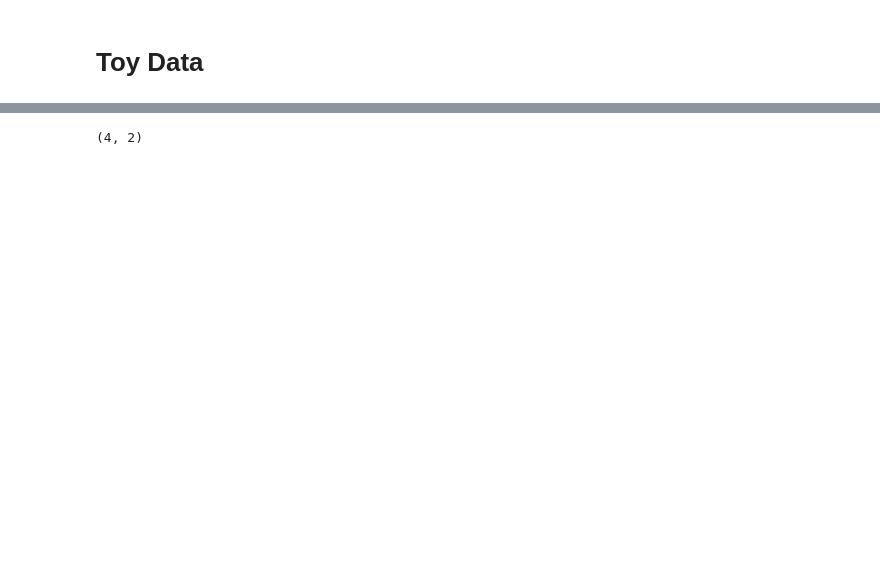
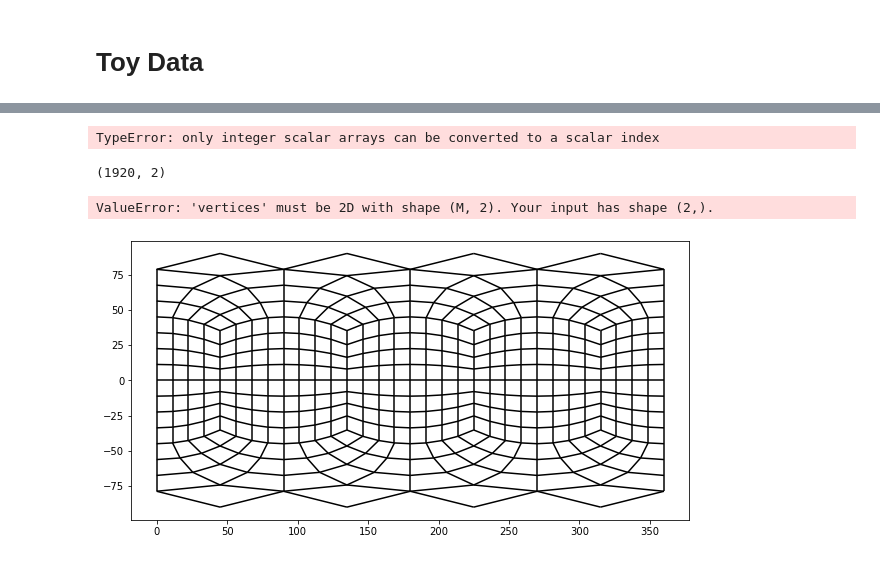
Before and after one commit to jukent/geocat-scratch, a Jupyter notebook: uxarray-viz-example/unstructured-example.ipynb, the cells around one changed output, grey strips where cells are left out. Saved outputs shown, nothing was run; the diff lists cells and outputs as text; code cells hidden in the pictures; blank space fills up the shorter version.

```diff
--- a/uxarray-viz-example/unstructured-example.ipynb
+++ b/uxarray-viz-example/unstructured-example.ipynb
@@ -17,5 +19,5 @@ from helpers import ugrid_to_polygon_coords
 # %% [markdown]
 # Toy Data
 # %%
-grid_xr = xr.open_dataset("data/grid.nc")
+grid_xr = xr.open_dataset("data/outCSne8.nc")
 data_xr = xr.open_dataset("data/v1.nc")
@@ -38,4 +69,22 @@ polygon_x, polygon_y = ugrid_to_polygon_coords( \
+# %%
+vertices = node_coords[idx]
+#vertices = vertices.reshape(vertices.shape[1] * vertices.shape[2], vertices.shape[0])
+#faces = ugrid.Mesh2_face_nodes.values
+vertices.shape
+# %% [output]
+TypeError: only integer scalar arrays can be converted to a scalar index
 # %%
-verts.shape
+vertices.shape
 # %% [output]
-(4, 2)
+(1920, 2)
+# %%
+poly = PolyCollection(vertices, closed=False)
+# %% [output]
+ValueError: 'vertices' must be 2D with shape (M, 2). Your input has shape (2,).
+# %%
+edges = demo.edges(faces, -1)
+fig, ax = plt.subplots(1, 1, figsize=(10, 10))
+demo.plot_edges(ugrid.Mesh2_node_x.values, ugrid.Mesh2_node_y.values, edges, ax, color="black")
+#fig.add_artist(lines.Line2D([-180, -90], [-180, 90]))
+# %% [output]
+[figure, added]
```
Also changed, not shown: parts of 14 cells of this notebook, 3 other files.
